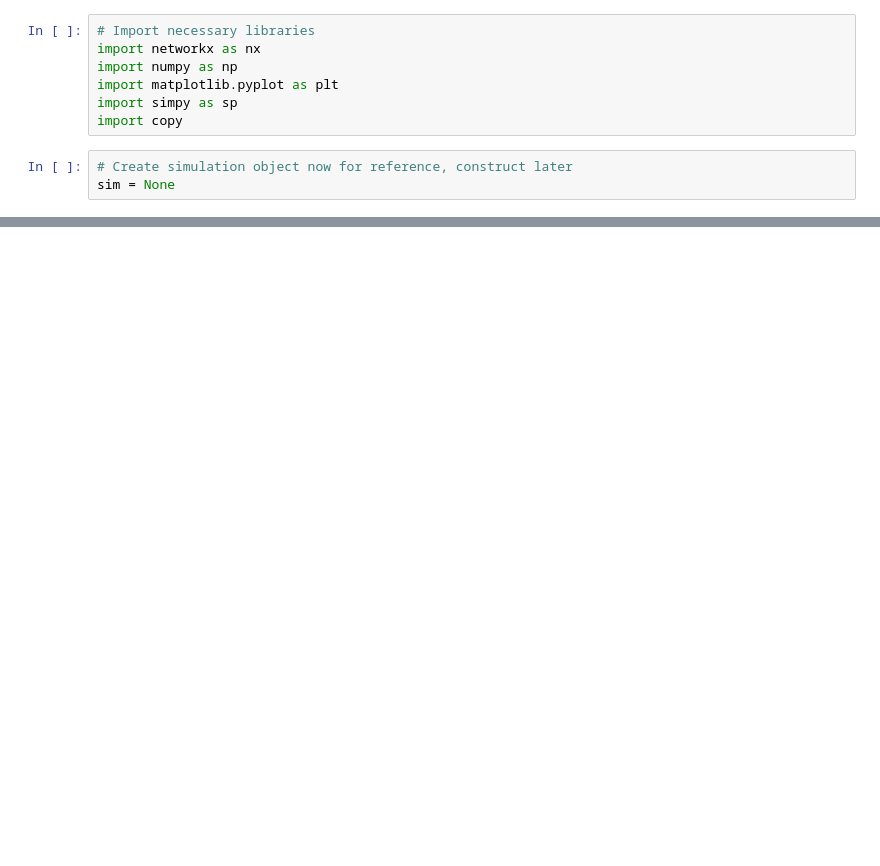
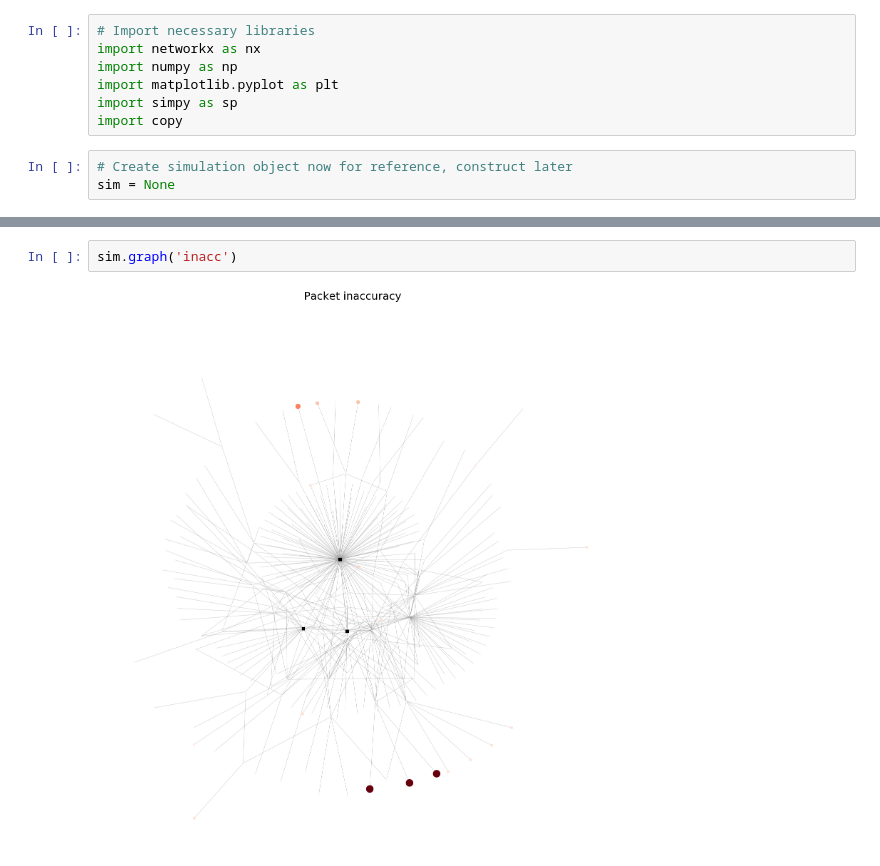
Before and after one commit to gallanoe/mis-sim, a Jupyter notebook: simulation_notebok.ipynb, the cells around one changed output, grey strips where cells are left out. Drawn from its saved outputs; the diff is of its cells as text; blank space fills up the shorter version.

```diff
--- a/simulation_notebok.ipynb
+++ b/simulation_notebok.ipynb
@@ -243,0 +283,4 @@ sim.graph_amount()
+# %%
+sim.graph('inacc')
+# %% [output]
+[figure, added]
```
Also changed, not shown: parts of 5 cells of this notebook.
